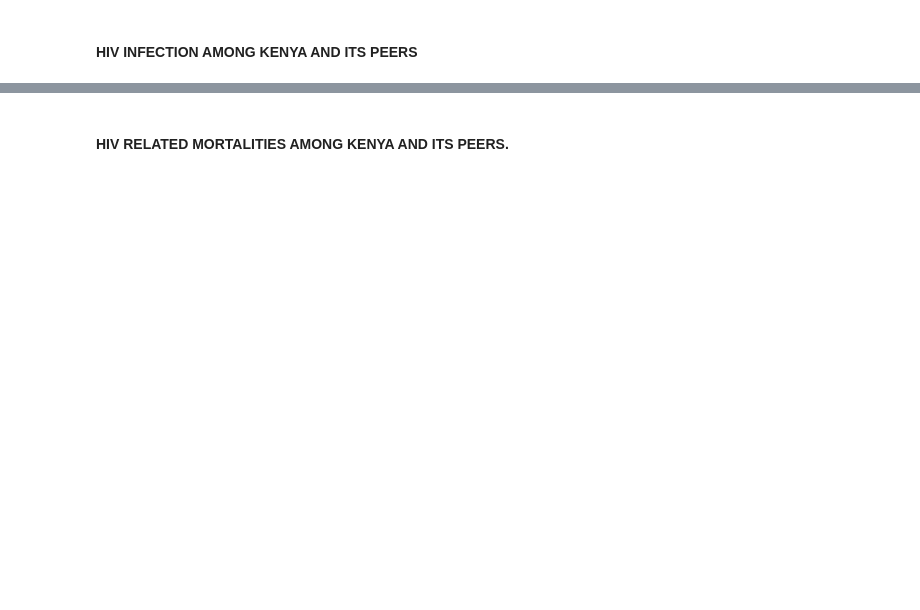
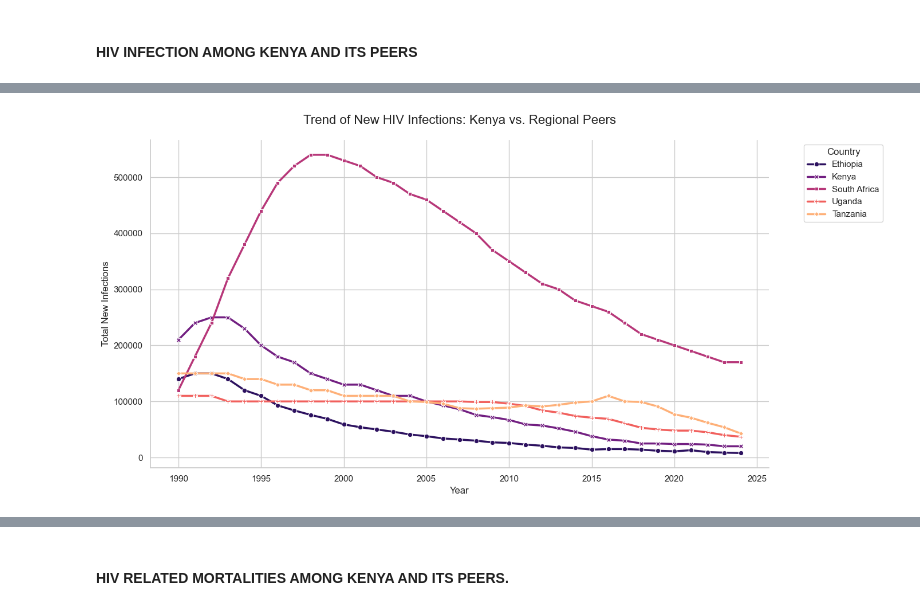
Before and after one commit to motebrian/Forecasting-HIV-new-infections-and-ART-coverage-in-Kenya-vs.-peer-countries, a Jupyter notebook: HIV New Infections & ART Coverage Forecasting .ipynb, the cells around one changed output, grey strips where cells are left out. Drawn from its saved outputs; the diff is of its cells as text; code cells hidden in the pictures; blank space fills up the shorter version.

```diff
--- a/HIV New Infections & ART Coverage Forecasting .ipynb
+++ b/HIV New Infections & ART Coverage Forecasting .ipynb
@@ -196,14 +254,34 @@ dtype: int64
 # %%
 # Total number of HIV infections overtime
-plt.figure(figsize=(12,6))
+plt.figure(figsize=(14,7))
+sns.set_theme(style='whitegrid')
 
 sns.lineplot(
     data =kenya_peers,
     x='Year',
-    y='Adults and children newly infected with HIV- Estimate',
-    hue = 'Country_Region',
+    y='total_newly_infected',
+    hue = 'country',
+    style='country',
+    markers=True,
+    dashes=False,
+    linewidth=2.5,
+    palette='magma',
     errorbar=None
 )
 
-plt.title("Total HIV infections Overtime among Kenya and Its Peers")
+# 3. Dynamic Title and Labels
+plt.title("Trend of New HIV Infections: Kenya vs. Regional Peers", fontsize=16, pad=20)
+plt.xlabel("Year", fontsize=12)
+plt.ylabel("Total New Infections", fontsize=12)
+
+# 4. Improve Legend Placement
+# Putting the legend outside the plot prevents it from covering the data
+plt.legend(title='Country', bbox_to_anchor=(1.05, 1), loc='upper left', frameon=True)
+
+# 5. Clean up the 'spines' (the box around the plot)
+sns.despine()
+
+plt.tight_layout()
 plt.show()
+# %% [output]
+[figure, added]
```
Also changed, not shown: parts of 29 cells of this notebook, 1 other file.
